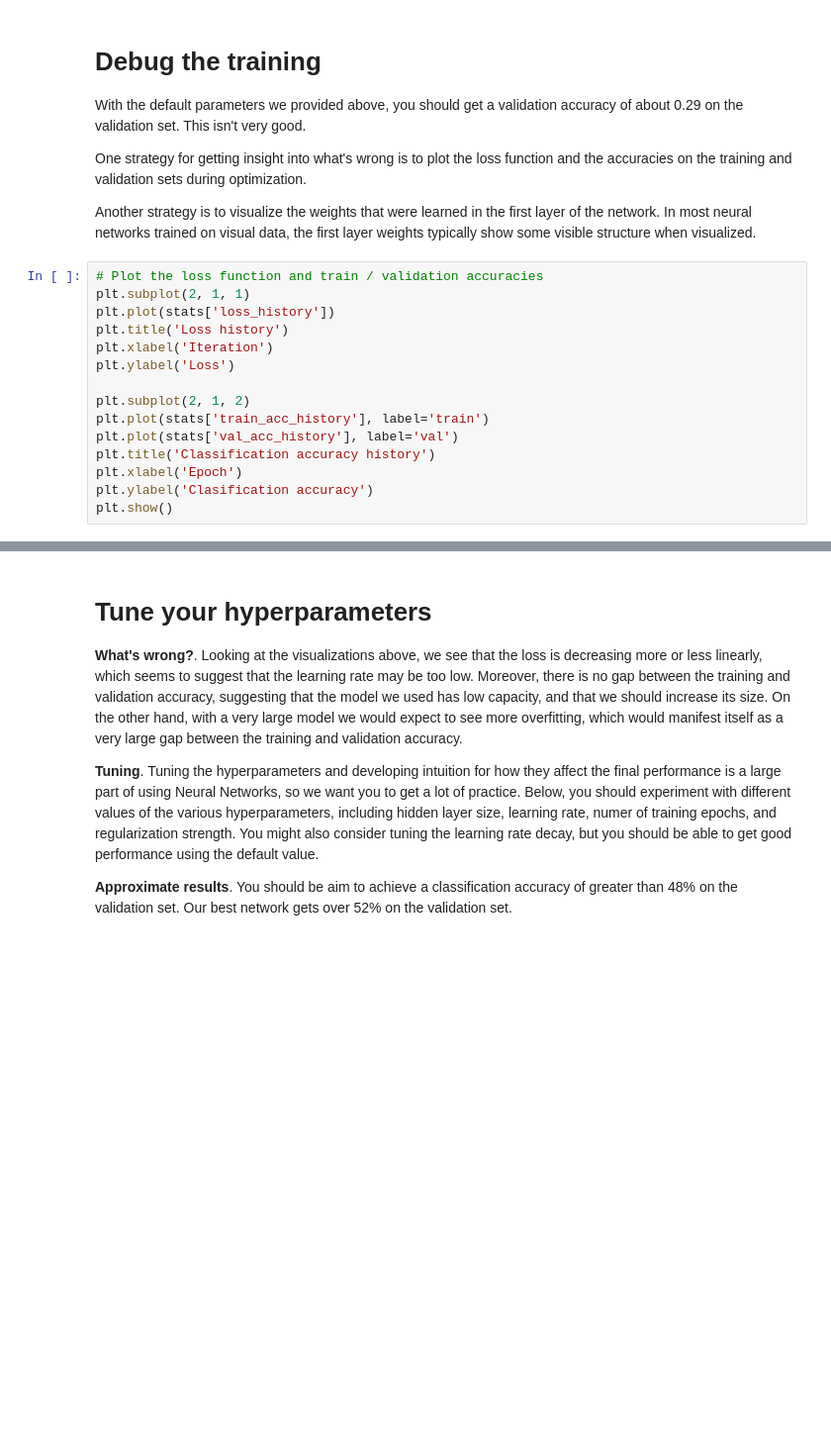
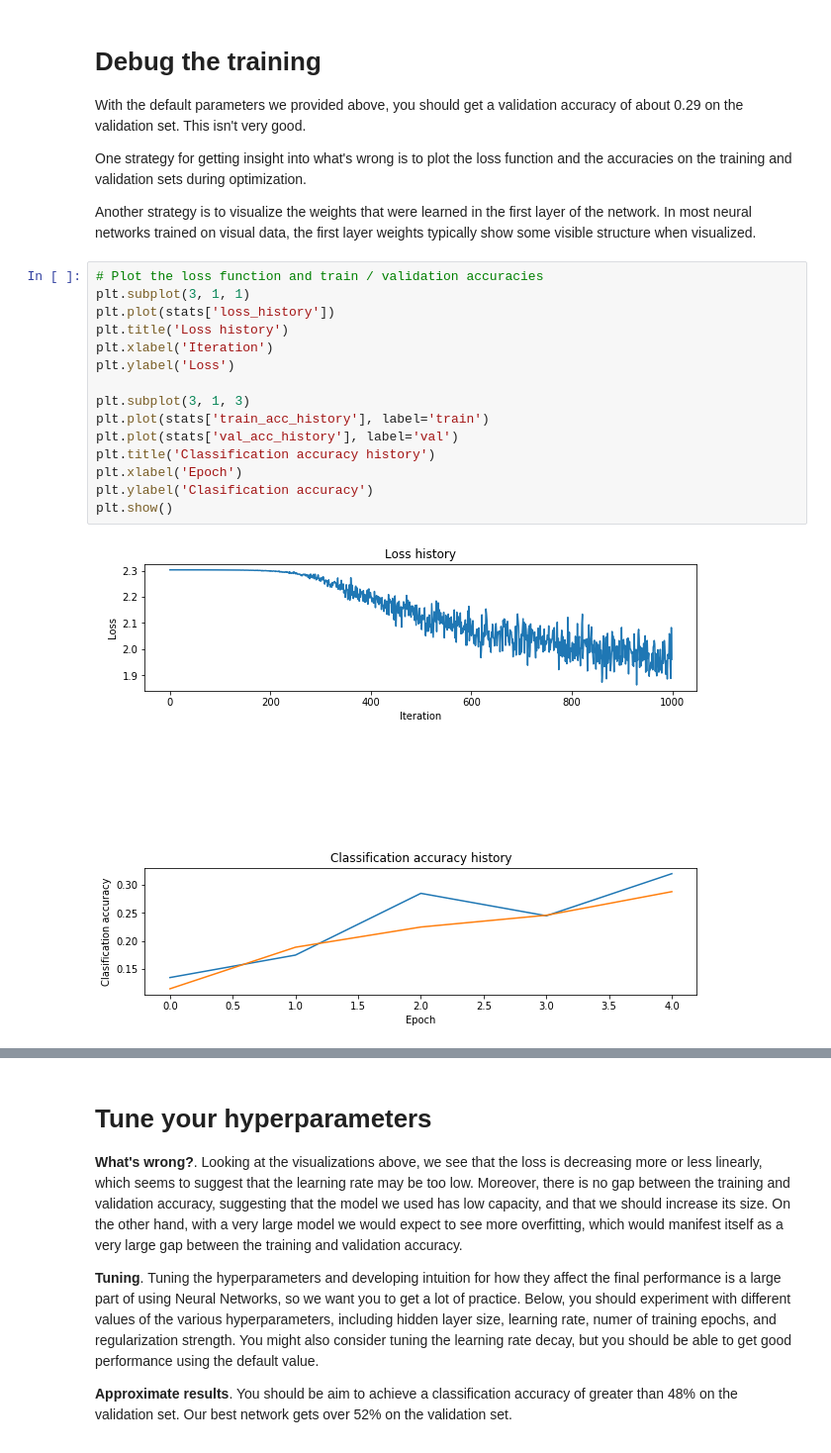
Before and after one commit to TiwazBiu/cs231n, a Jupyter notebook: assignment1/two_layer_net.ipynb, the cells around one changed output, grey strips where cells are left out. Shown: that part at 99% size. Cells and saved outputs as stored; diff of their text form; blank space fills up the shorter version.

```diff
--- a/assignment1/two_layer_net.ipynb
+++ b/assignment1/two_layer_net.ipynb
@@ -216,19 +250,21 @@ One strategy for getting insight into what's wrong is to plot the loss function
 Another strategy is to visualize the weights that were learned in the first layer of the network. In most neural networks trained on visual data, the first layer weights typically show some visible structure when visualized.
 # %%
 # Plot the loss function and train / validation accuracies
-plt.subplot(2, 1, 1)
+plt.subplot(3, 1, 1)
 plt.plot(stats['loss_history'])
 plt.title('Loss history')
 plt.xlabel('Iteration')
 plt.ylabel('Loss')
 
-plt.subplot(2, 1, 2)
+plt.subplot(3, 1, 3)
 plt.plot(stats['train_acc_history'], label='train')
 plt.plot(stats['val_acc_history'], label='val')
 plt.title('Classification accuracy history')
 plt.xlabel('Epoch')
 plt.ylabel('Clasification accuracy')
 plt.show()
+# %% [output]
+[figure, added]
 # %%
 from cs231n.vis_utils import visualize_grid
 
```
Also changed, not shown: parts of 8 cells of this notebook, 4 other files.
